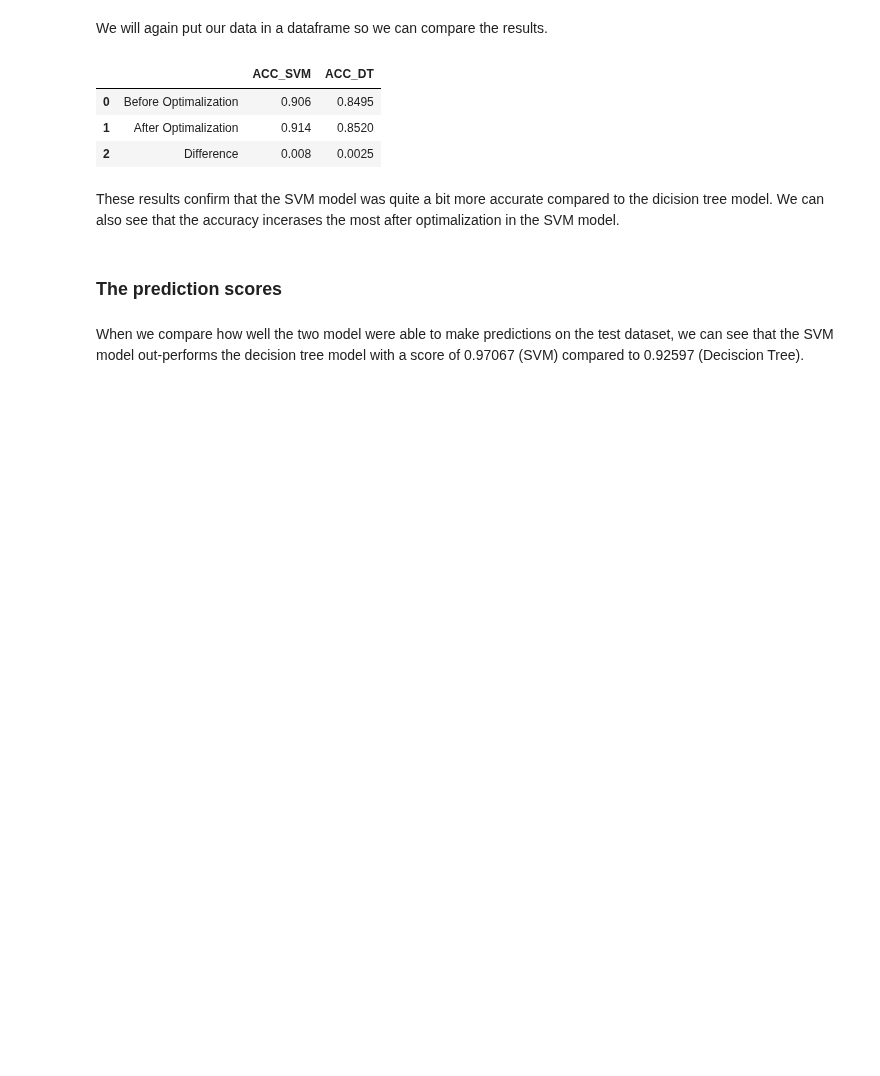
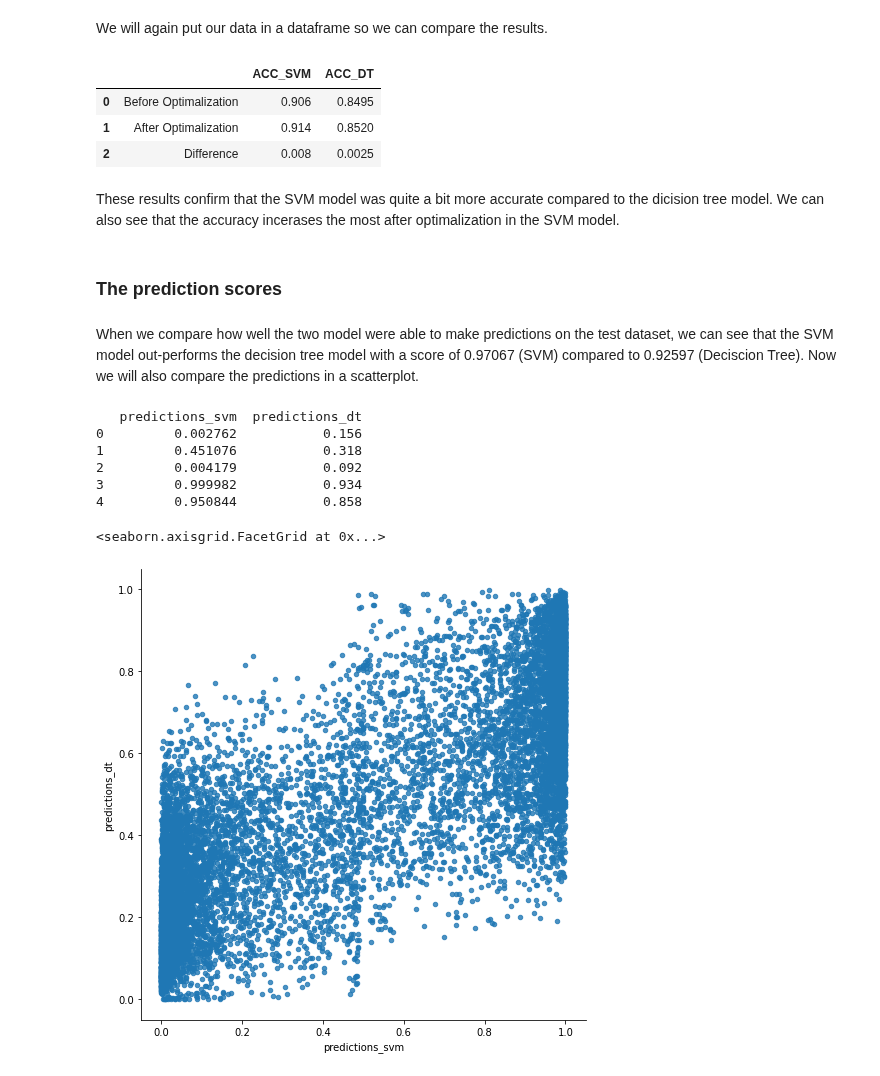
Before and after one commit to JanaDeCoster/Machine_Learning_course_UGent_D012554_kaggle, a Jupyter notebook: Kaggle_eye_blinking_prediciton.ipynb, the cells around one changed output. Saved outputs shown, nothing was run; the diff lists cells and outputs as text; code cells hidden in the pictures; blank space fills up the shorter version.

```diff
--- a/Kaggle_eye_blinking_prediciton.ipynb
+++ b/Kaggle_eye_blinking_prediciton.ipynb
@@ -498,4 +498,21 @@ These results confirm that the SVM model was quite a bit more accurate compared
 # %% [markdown]
 ### **The prediction scores**
 # %% [markdown]
-When we compare how well the two model were able to make predictions on the test dataset, we can see that the SVM model out-performs the decision tree model with a score of 0.97067 (SVM) compared to  0.92597 (Deciscion Tree).
+When we compare how well the two model were able to make predictions on the test dataset, we can see that the SVM model out-performs the decision tree model with a score of 0.97067 (SVM) compared to  0.92597 (Deciscion Tree). Now we will also compare the predictions in a scatterplot.
+# %%
+predictions_combined = pd.DataFrame(columns = ['predictions_svm', 'predictions_dt'])
+predictions_combined['predictions_svm'] = predictions_svm
+predictions_combined['predictions_dt'] = predictions_dt
+
+print(predictions_combined.head())
+
+sns.lmplot(x='predictions_svm', y='predictions_dt', data = predictions_combined, fit_reg=False, height=7, scatter_kws={"s": 20})
+# %% [output]
+   predictions_svm  predictions_dt
+0         0.002762           0.156
+1         0.451076           0.318
+2         0.004179           0.092
+3         0.999982           0.934
+4         0.950844           0.858
+<seaborn.axisgrid.FacetGrid at 0x...>
+[figure, added]
```
Also changed, not shown: parts of 6 cells of this notebook.
